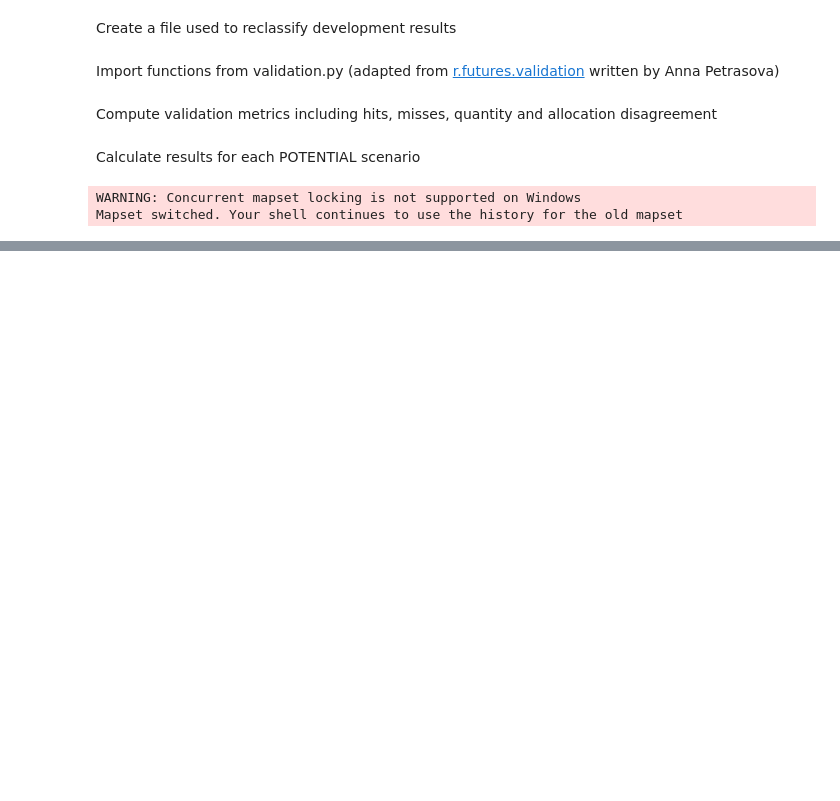
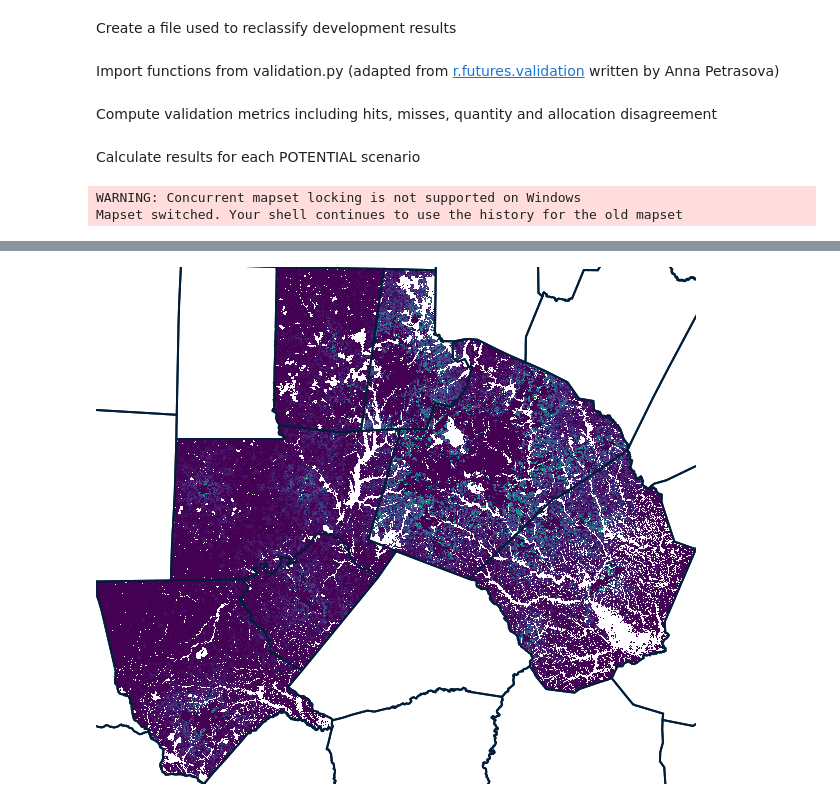
Before and after one commit to malawrim/FUTURES_zoning_prelim, a Jupyter notebook: futures_pga.ipynb, the cells around one changed output, grey strips where cells are left out. Cells and saved outputs as stored; diff of their text form; code cells hidden in the pictures; blank space fills up the shorter version.

```diff
--- a/futures_pga.ipynb
+++ b/futures_pga.ipynb
@@ -264,0 +272,4 @@ Patch calibration if you were to calibrate by zoning district
+# %%
+show("probability@core")
+# %% [output]
+[figure, added]
```
Also changed, not shown: parts of 9 cells of this notebook, 2 other files.
